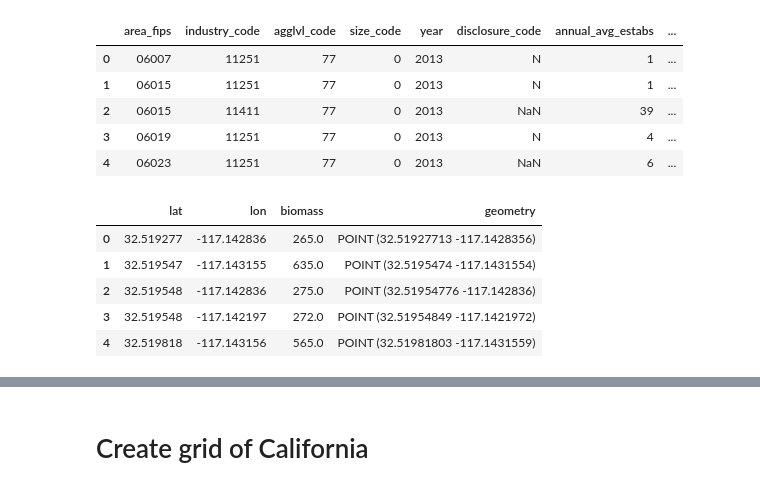
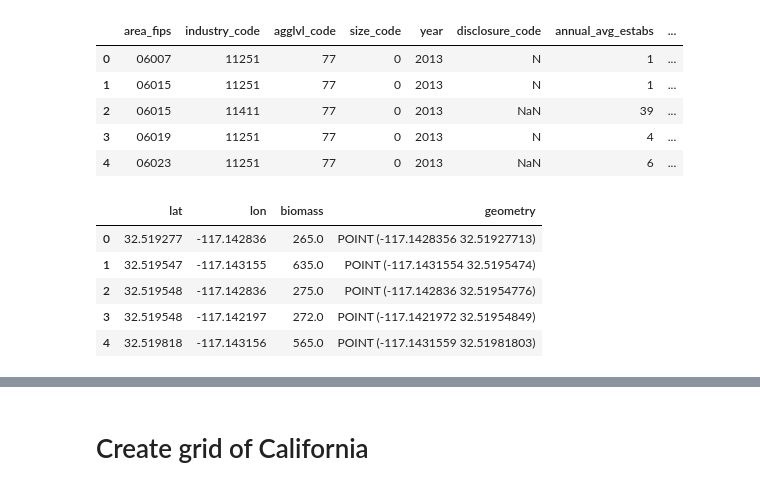
Before and after one commit to UCB-MIDS/Kelp-Capstone, a Jupyter notebook: pipeline/combine_data.ipynb, the cells around one changed output, grey strips where cells are left out. Drawn from its saved outputs; the diff is of its cells as text; code cells hidden in the pictures.

```diff
--- a/pipeline/combine_data.ipynb
+++ b/pipeline/combine_data.ipynb
@@ -113,14 +117,16 @@ occupation_qcew.head()
 # %%
 #in lat lon format
 kelp_biomass =pd.read_pickle(pickles+'kelp_biomass.pkl')
+kelp_biomass.geometry = kelp_biomass.geometry.apply(flip_coords)
 kelp_biomass.head()
+#kelp_biomass.geometry.apply(type).unique() all points
 # %% [output]
 |  | lat | lon | biomass | geometry |
-| 0 | 32.519277 | -117.142836 | 265.0 | POINT (32.51927713 -117.1428356) |
-| 1 | 32.519547 | -117.143155 | 635.0 | POINT (32.5195474 -117.1431554) |
-| 2 | 32.519548 | -117.142836 | 275.0 | POINT (32.51954776 -117.142836) |
-| 3 | 32.519548 | -117.142197 | 272.0 | POINT (32.51954849 -117.1421972) |
-| 4 | 32.519818 | -117.143156 | 565.0 | POINT (32.51981803 -117.1431559) |
+| 0 | 32.519277 | -117.142836 | 265.0 | POINT (-117.1428356 32.51927713) |
+| 1 | 32.519547 | -117.143155 | 635.0 | POINT (-117.1431554 32.5195474) |
+| 2 | 32.519548 | -117.142836 | 275.0 | POINT (-117.142836 32.51954776) |
+| 3 | 32.519548 | -117.142197 | 272.0 | POINT (-117.1421972 32.51954849) |
+| 4 | 32.519818 | -117.143156 | 565.0 | POINT (-117.1431559 32.51981803) |
 # %%
 #will be converted to lon lat format
 sst = pd.read_pickle(pickles+'sst_ca.pkl')
```
Also changed, not shown: parts of 35 cells of this notebook, 1 other file.
